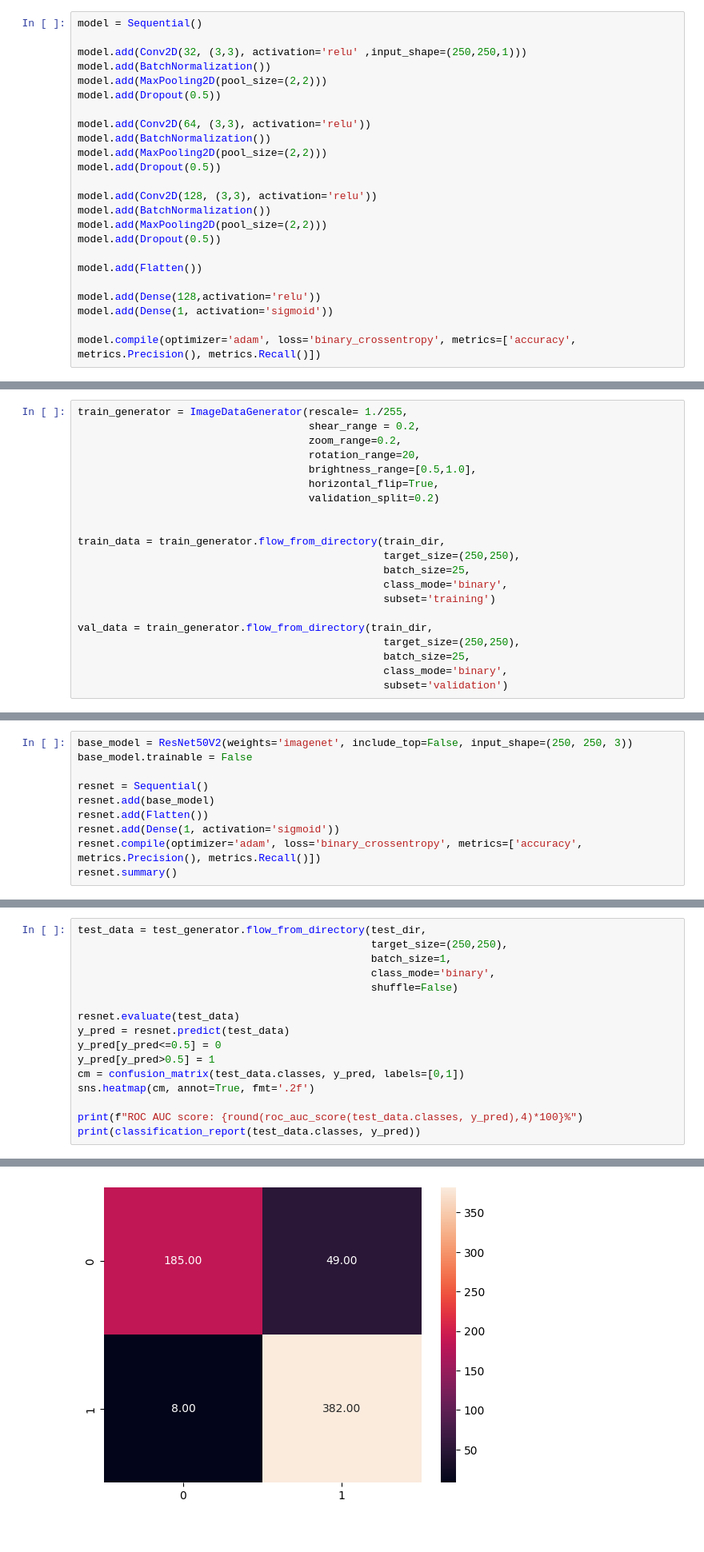
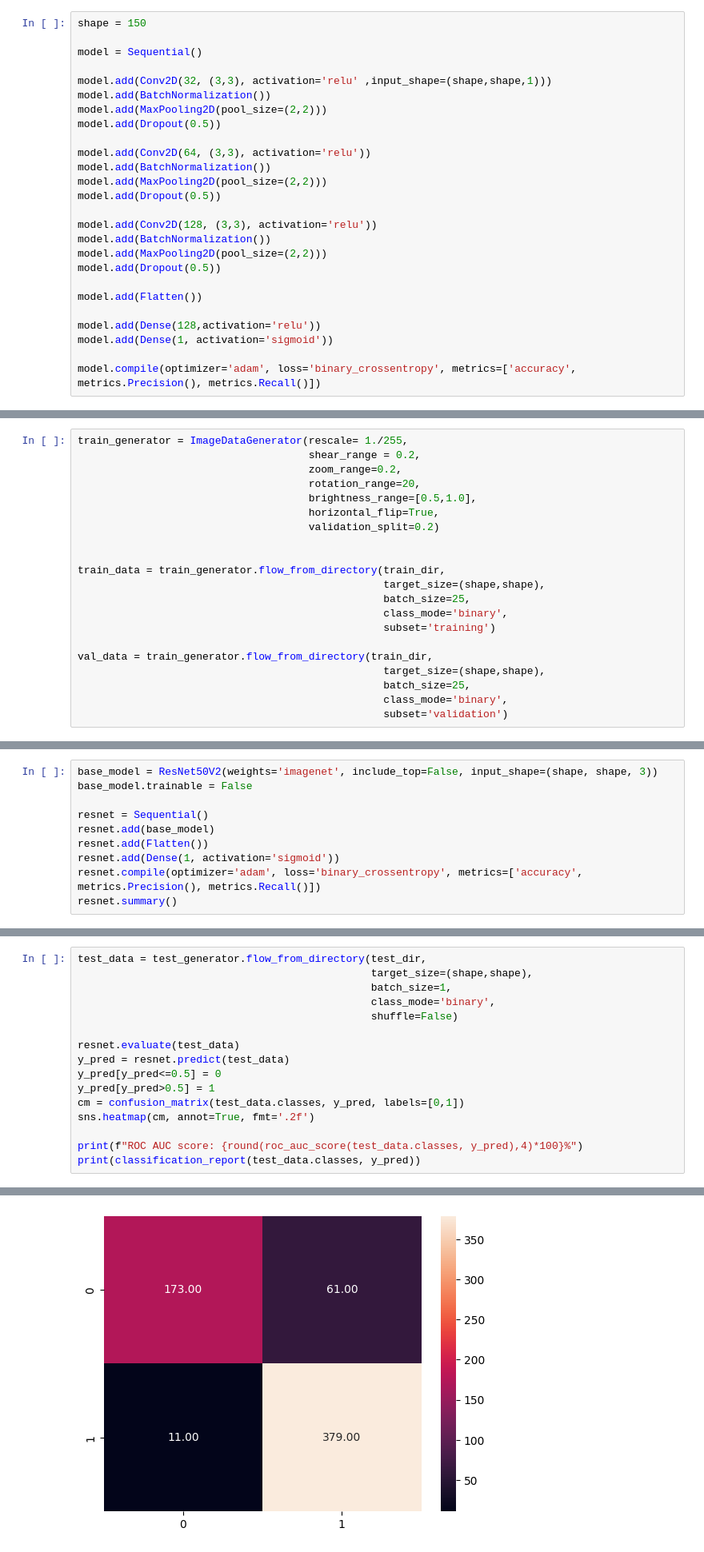
Before and after one commit to IgorEisenlohr/MVP-sprint-2, a Jupyter notebook: MVP_sprint_2.ipynb, the cells around one changed output, grey strips where cells are left out. Shown at 80% size. Cells and saved outputs as stored; diff of their text form.

```diff
--- a/MVP_sprint_2.ipynb
+++ b/MVP_sprint_2.ipynb
@@ -129,9 +129,11 @@ for i, image in enumerate(images, start=1):
 # %% [output]
 [figure]
 # %%
+shape = 150
+
 model = Sequential()
 
-model.add(Conv2D(32, (3,3), activation='relu' ,input_shape=(250,250,1)))
+model.add(Conv2D(32, (3,3), activation='relu' ,input_shape=(shape,shape,1)))
 model.add(BatchNormalization())
 model.add(MaxPooling2D(pool_size=(2,2)))
 model.add(Dropout(0.5))
@@ -316,13 +318,13 @@ train_generator = ImageDataGenerator(rescale= 1./255,
 
 
 train_data = train_generator.flow_from_directory(train_dir,
-                                                 target_size=(250,250),
+                                                 target_size=(shape,shape),
                                                  batch_size=25,
                                                  class_mode='binary',
                                                  subset='training')
 
 val_data = train_generator.flow_from_directory(train_dir,
-                                                 target_size=(250,250),
+                                                 target_size=(shape,shape),
                                                  batch_size=25,
                                                  class_mode='binary',
                                                  subset='validation')
@@ -330,7 +332,7 @@ val_data = train_generator.flow_from_directory(train_dir,
 Found 4173 images belonging to 2 classes.
 Found 1043 images belonging to 2 classes.
 # %%
-base_model = ResNet50V2(weights='imagenet', include_top=False, input_shape=(250, 250, 3))
+base_model = ResNet50V2(weights='imagenet', include_top=False, input_shape=(shape, shape, 3))
 base_model.trainable = False
 
 resnet = Sequential()
@@ -389,7 +391,7 @@ Epoch 15: val_accuracy improved from 0.97315 to 0.97699, saving model to melhor_
 resnet.load_weights('melhor_resnet.h5')
 # %%
 test_data = test_generator.flow_from_directory(test_dir,
-                                               target_size=(250,250),
+                                               target_size=(shape,shape),
                                                batch_size=1,
                                                class_mode='binary',
                                                shuffle=False)
@@ -419,3 +421,3 @@ weighted avg       0.91      0.91      0.91       624
-[figure, old version]
+[figure, new version]
 # %%
 true_labels = test_generator.flow_from_directory(val_dir,
```
Also changed, not shown: parts of 13 cells of this notebook.
